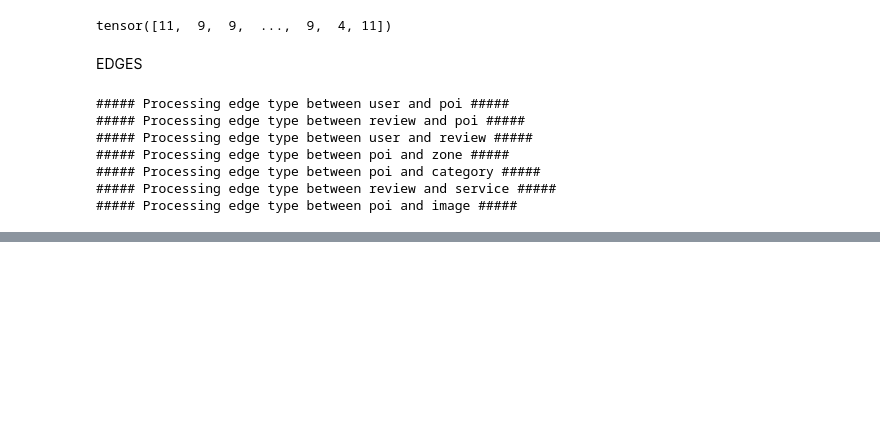
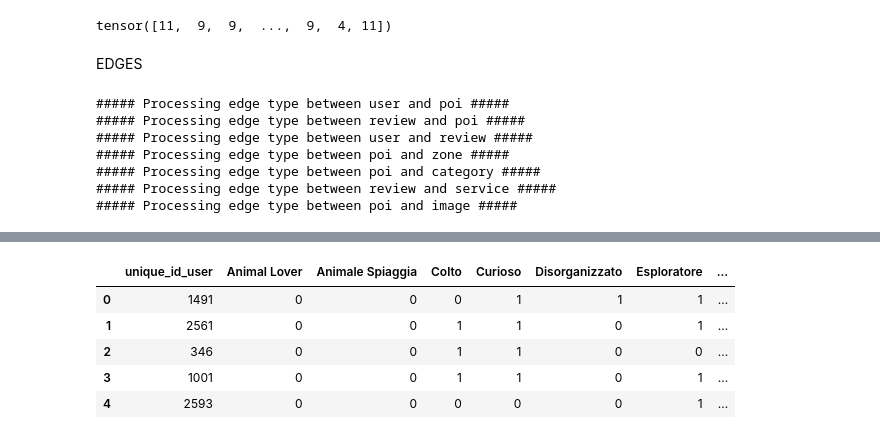
Before and after one commit to lilymart/Dooway_GNN, a Jupyter notebook: src/data_preprocessing/data_converter.ipynb, the cells around one changed output, grey strips where cells are left out. Saved outputs shown, nothing was run; the diff lists cells and outputs as text; code cells hidden in the pictures; blank space fills up the shorter version.

```diff
--- a/src/data_preprocessing/data_converter.ipynb
+++ b/src/data_preprocessing/data_converter.ipynb
@@ -218,0 +237,14 @@ for in_fname in in_fnames:
+# %%
+df = pd.read_excel(os.path.join(get_base_dir(), "output_per_esperti_filtrato_100_basilicata_rivisto.xlsx"))
+mapping_U = load_from_pickle(os.path.join(base_dir, "subset", "mapping.pkl"))["user"]
+mapping_U_rev = {old: new for new, old in mapping_U.items()}
+df["unique_id_user"] = df["unique_id_user"].map(mapping_U_rev)
+df.to_parquet(os.path.join(base_dir, "subset", "heterodata", "output_esperti.parquet"), index=False)
+df.head()
+# %% [output]
+|  | unique_id_user | Animal Lover | Animale Spiaggia | Colto | Curioso | Disorganizzato | Esploratore | ... |
+| 0 | 1491 | 0 | 0 | 0 | 1 | 1 | 1 | ... |
+| 1 | 2561 | 0 | 0 | 1 | 1 | 0 | 1 | ... |
+| 2 | 346 | 0 | 0 | 1 | 1 | 0 | 0 | ... |
+| 3 | 1001 | 0 | 0 | 1 | 1 | 0 | 1 | ... |
+| 4 | 2593 | 0 | 0 | 0 | 0 | 0 | 1 | ... |
```
Also changed, not shown: parts of 4 cells of this notebook, 5 other files.
